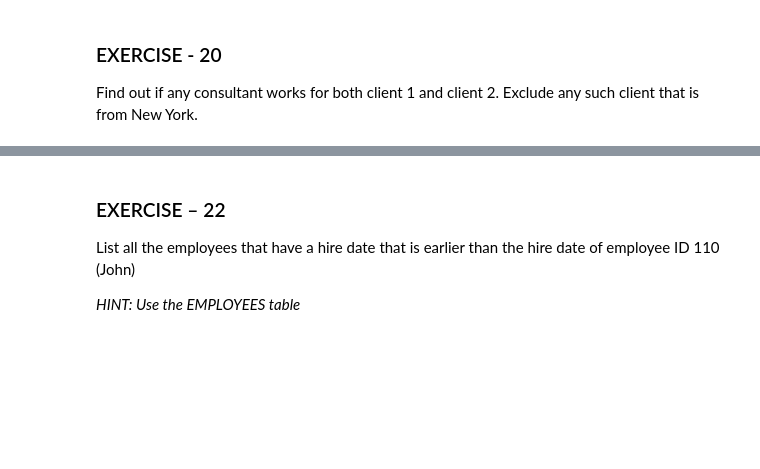
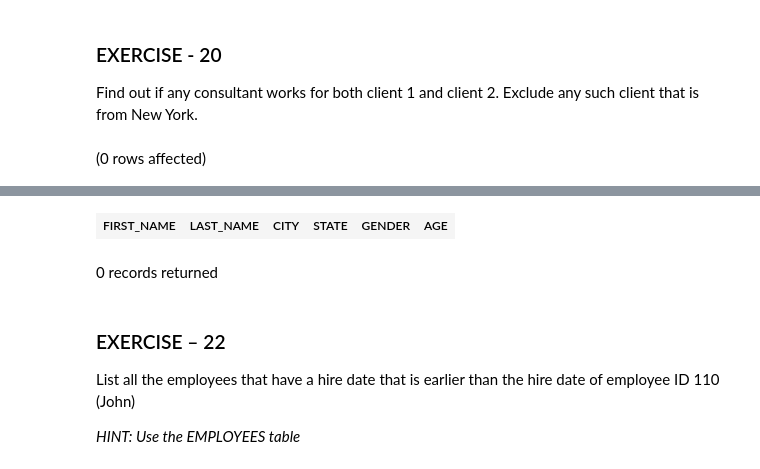
Before and after one commit to Jared-Godar/sql-exercises-cgi, a Jupyter notebook: sql_exercises_intermediate.ipynb, the cells around one changed output, grey strips where cells are left out. Drawn from its saved outputs; the diff is of its cells as text; code cells hidden in the pictures; blank space fills up the shorter version.

```diff
--- a/sql_exercises_intermediate.ipynb
+++ b/sql_exercises_intermediate.ipynb
@@ -34,3 +125,19 @@ List all the jobs that exist in JOBS table, but do not exist in the JOB_HISTORY
 ### EXERCISE - 20
 
 Find out if any consultant works for both client 1 and client 2. Exclude any such client that is from New York.
+# %%
+SELECT
+  *
+FROM
+  consultants_client1
+WHERE
+  state != 'NY'
+INTERSECT
+SELECT
+  *
+FROM
+  consultants_client2
+WHERE
+  state != 'NY';
+# %% [output]
+(0 rows affected)
@@ -37,3 +145,6 @@ Find out if any consultant works for both client 1 and client 2. Exclude any suc
+| FIRST_NAME | LAST_NAME | CITY | STATE | GENDER | AGE |
+# %% [markdown]
+0 records returned
 # %% [markdown]
 ### EXERCISE – 22
 
```
Also changed, not shown: parts of 8 cells of this notebook, 1 other file.
